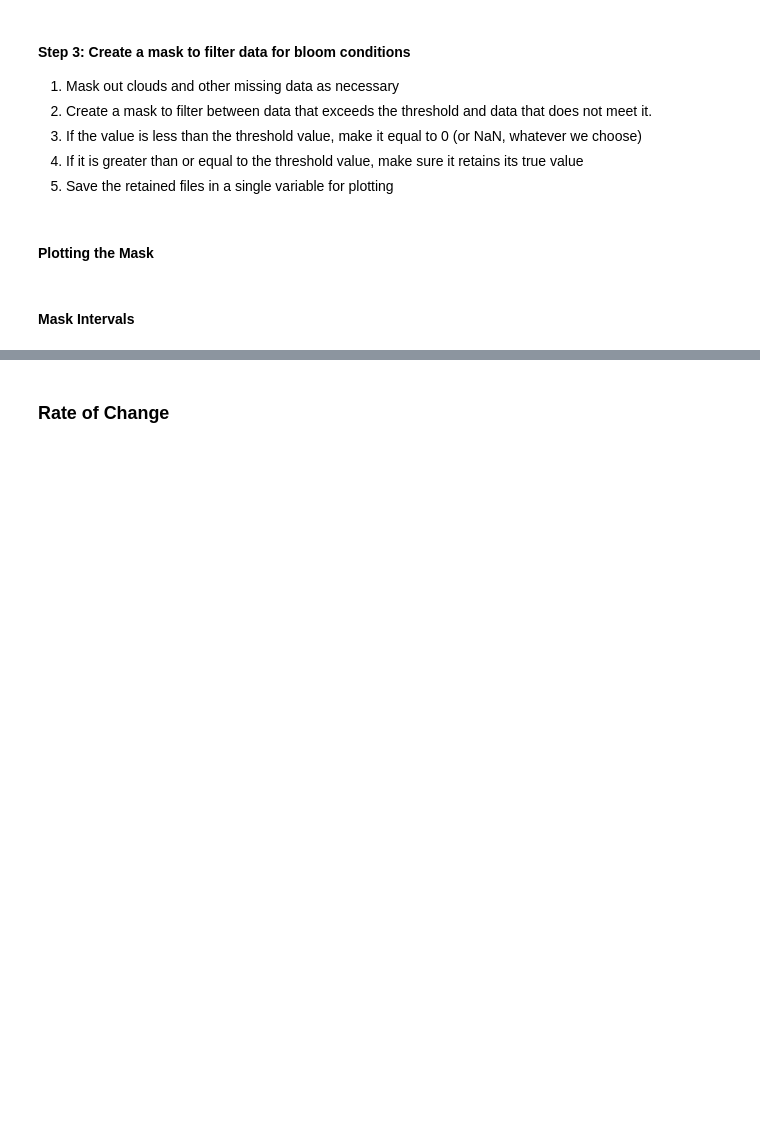
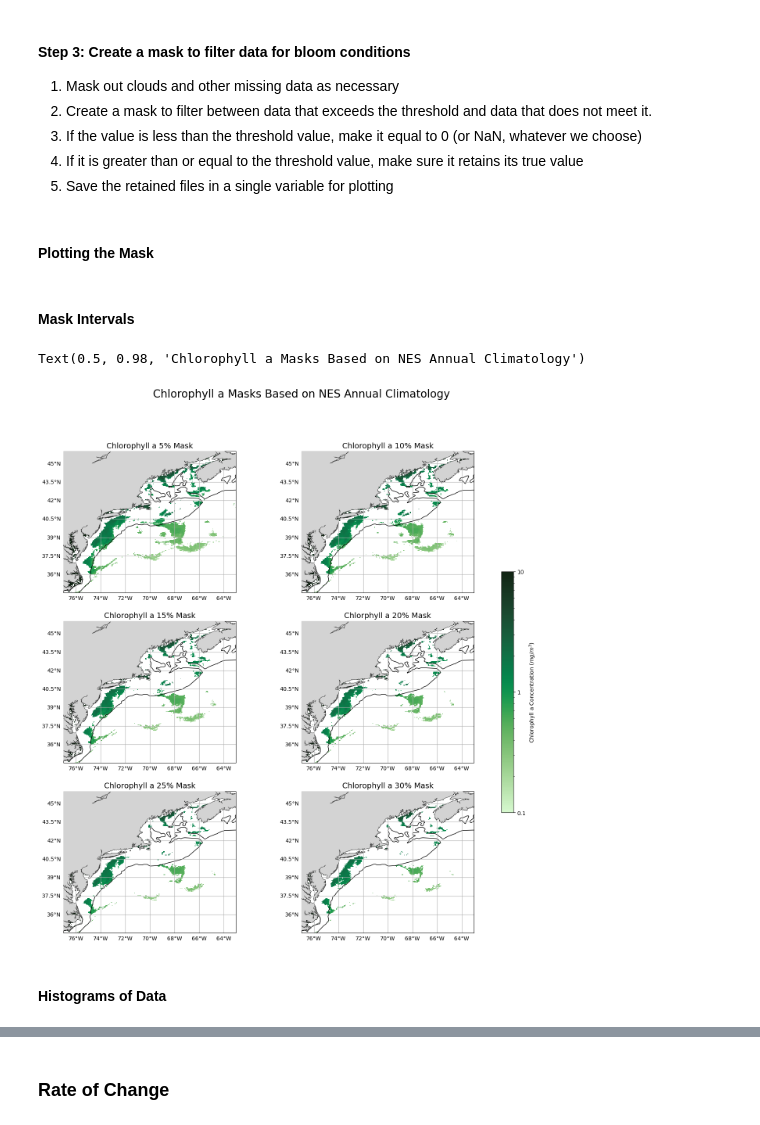
Before and after one commit to gdavis5/phytoplankton_Hollings_project, a Jupyter notebook: Phytoplankton_Phenology_NWA.ipynb, the cells around one changed output, grey strips where cells are left out. Drawn from its saved outputs; the diff is of its cells as text; code cells hidden in the pictures; blank space fills up the shorter version.

Commit message:
Update Phytoplankton_Phenology_NWA.ipynb
Added histograms of data, refined threshold code, began writing rate of change code

```diff
--- a/Phytoplankton_Phenology_NWA.ipynb
+++ b/Phytoplankton_Phenology_NWA.ipynb
@@ -86,7 +85,7 @@ ax.set_title('Chlorophyll a Climatological Median Threshold', fontsize=24)
 1. If it is greater than or equal to the threshold value, make sure it retains its true value
 1. Save the retained files in a single variable for plotting
 # %%
-#clim_med = threshold_value()
+clim_med = threshold_value()
 def bloom_mask_Boolean(path=None): #Produces True and False values
     if path == None:
         files = get_prod_files('CHL',mapping='NES',period='D8') #Finds all 8 day rolling mean files for NWA
@@ -128,16 +127,15 @@ im = plt.pcolormesh(bloom[0].lon,
 custom_ticks = [0.1,1,10]
 cb = plt.colorbar(im,shrink=0.8,label='Chlorophyll a Threshold ($mg/m^3$)',ticks=custom_ticks,format='%g') #$ $ makes it a LaTEX function so it actually formats as an equation
 
-#Add coastlines
 ax.add_feature(cartopy.feature.COASTLINE, linewidth=1)
-#Add land mask
 ax.add_feature(cartopy.feature.LAND, zorder=100, facecolor='lightgrey')
-#Add bathymetry line
 ax.add_geometries(bathym, facecolor='none', edgecolor='black', crs=cartopy.crs.PlateCarree()) #Adding the shelf break line
 ax.set_extent([-77,-63,34.5,46])
 ax.set_xlabel('Longitude ($^o$)', fontsize=12)
 ax.set_ylabel('Latitude ($^o$)', fontsize=12)
-ax.gridlines(draw_labels=True)
+gl=ax.gridlines(draw_labels=True)
+gl.top_labels = False
+gl.right_labels = False
 ax.set_title('Chlorophyll a Mask', fontsize=24)
 # %% [markdown]
 #### Mask Intervals
@@ -181,9 +155,0 @@ def mask_map(data,title_name):
-# %%
-inputs = [bloom_5,bloom_10,bloom_15,bloom_20,bloom_25,bloom_30]
-fig, axes=plt.subplots(3,2,figsize=(15,8), subplot_kw={'projection': ccrs.PlateCarree()})
-for i in range(6):
-    current_data = inputs[i]
-    mask_map(current_data,"% Threshold")
-
-plt.tight_layout()
-plt.show()
@@ -307,0 +156,47 @@ axes[1,2].set_title('Chlorophyll a 30% Mask',fontsize=14)
+# %%
+bathym = cfeature.NaturalEarthFeature(name='bathymetry_K_200', scale='10m', category='physical')
+bathym=unary_union(list(bathym.geometries()))
+map_projection = cartopy.crs.PlateCarree()
+
+DOY = 7181
+datasets = [
+    (bloom_5[DOY],"Chlorophyll a 5% Mask"),
+    (bloom_10[DOY], "Chlorophyll a 10% Mask"),
+    (bloom_15[DOY], "Chlorophyll a 15% Mask"),
+    (bloom_20[DOY], "Chlorphyll a 20% Mask"),
+    (bloom_25[DOY], "Chlorophyll a 25% Mask"),
+    (bloom_30[DOY], "Chlorophyll a 30% Mask"),
+    ]
+
+fig, axes = plt.subplots(3,2,figsize=(18,16),subplot_kw={"projection":map_projection})
+axes_flat = axes.flatten()
+
+im= None
+
+for i, (data,title) in enumerate(datasets):
+    ax = axes_flat[i]
+    im = ax.pcolormesh(data.lon,
+                data.lat,
+                data,
+                cmap=cmocean.cm.algae,
+                norm=LogNorm(vmin=0.1, vmax=10.0)
+    )
+    ax.add_feature(cartopy.feature.COASTLINE, linewidth=1)
+    ax.add_feature(cartopy.feature.LAND, zorder=100, facecolor='lightgrey')
+    ax.add_geometries(bathym, facecolor='none', edgecolor='black', crs=cartopy.crs.PlateCarree()) #Adding the shelf break line
+    ax.set_xlabel('Longitude ($^o$)', fontsize=12)
+    ax.set_ylabel('Latitude ($^o$)', fontsize=12)
+    ax.set_extent([-77,-63,34.5,46])
+    ax.set_title(title, fontsize=14) #Plot headings
+    gl = ax.gridlines(draw_labels=True)
+    gl.top_labels = False
+    gl.right_labels = False
+
+custom_ticks = [0.1,1,10]
+cb = fig.colorbar(im,ax=axes,shrink=0.5,label='Chlorophyll a Concentration ($mg/m^3$)',ticks=custom_ticks,format='%g')
+fig.suptitle("Chlorophyll a Masks Based on NES Annual Climatology",fontsize=20) #Overall figure heading
+# %% [output]
+Text(0.5, 0.98, 'Chlorophyll a Masks Based on NES Annual Climatology')
+[figure, added]
+# %% [markdown]
+#### Histograms of Data
```
Also changed, not shown: parts of 20 cells of this notebook.
